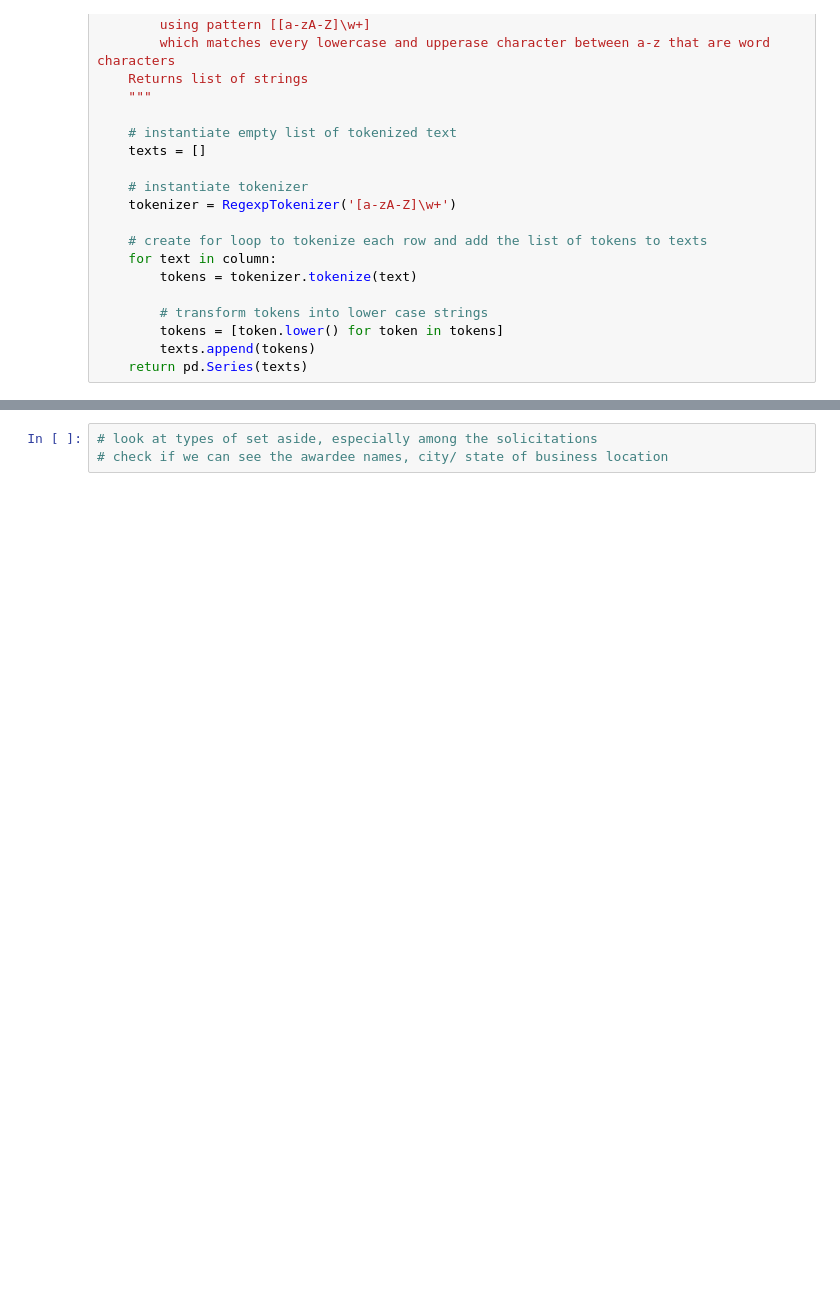
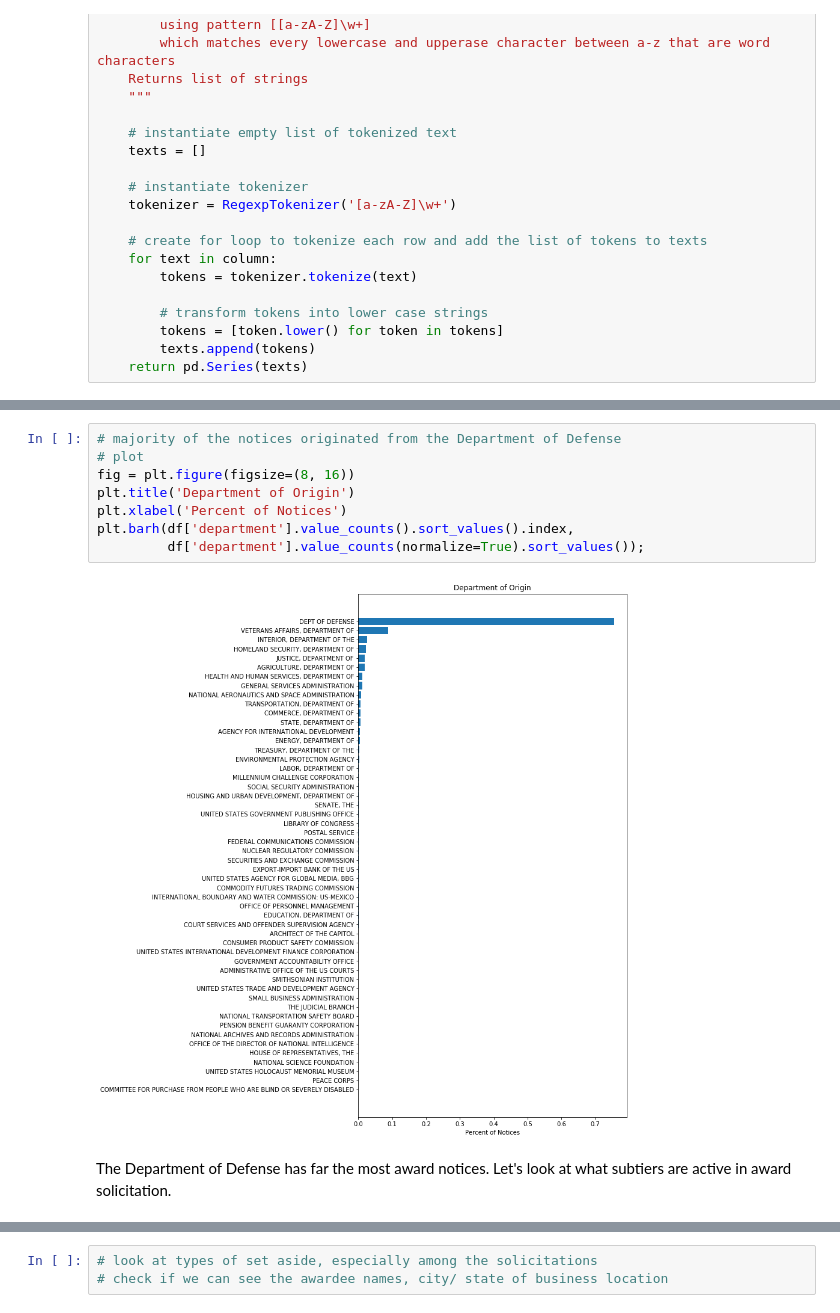
Before and after one commit to biborsz/Capstone, a Jupyter notebook: 001_EDA.ipynb, the cells around one changed output, grey strips where cells are left out. Drawn from its saved outputs; the diff is of its cells as text; blank space fills up the shorter version.

```diff
--- a/001_EDA.ipynb
+++ b/001_EDA.ipynb
@@ -255,0 +283,12 @@ Percent of all soliciation notices: 0.5196
+# %%
+# majority of the notices originated from the Department of Defense
+# plot
+fig = plt.figure(figsize=(8, 16))
+plt.title('Department of Origin')
+plt.xlabel('Percent of Notices')
+plt.barh(df['department'].value_counts().sort_values().index,
+         df['department'].value_counts(normalize=True).sort_values());
+# %% [output]
+[figure, added]
+# %% [markdown]
+The Department of Defense has far the most award notices. Let's look at what subtiers are active in award solicitation.
```
Also changed, not shown: parts of 31 cells of this notebook, 3 other files.
